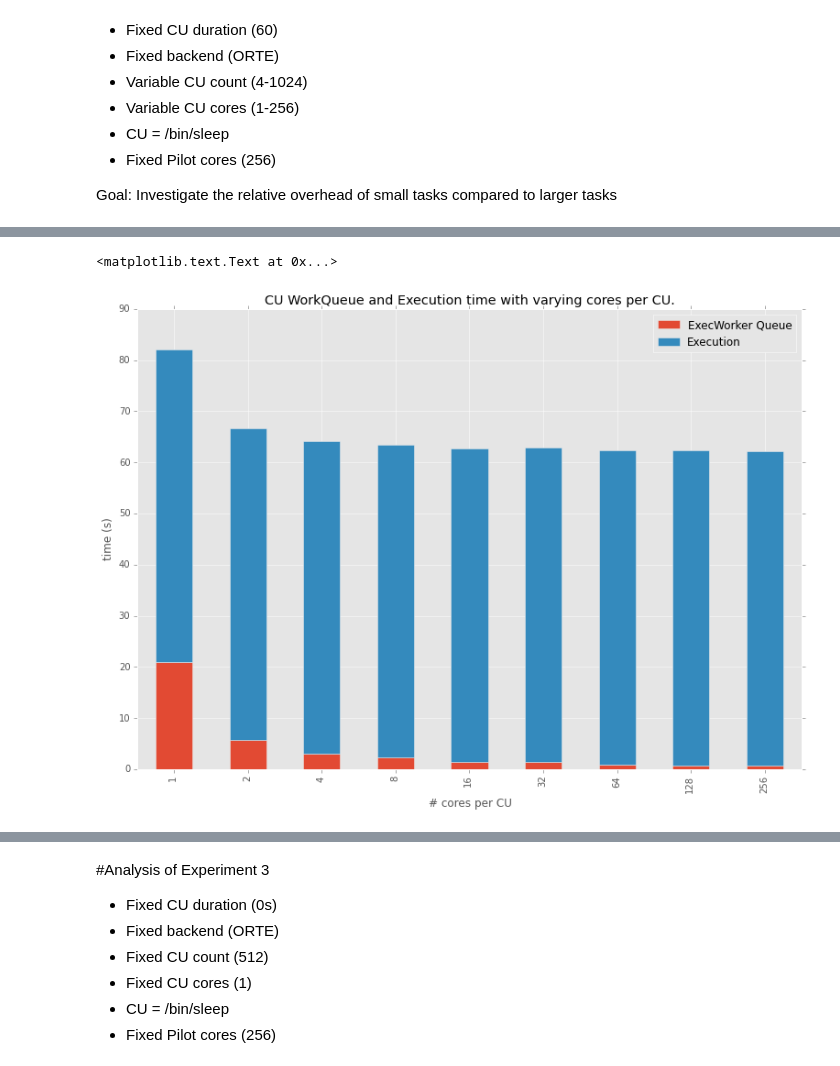
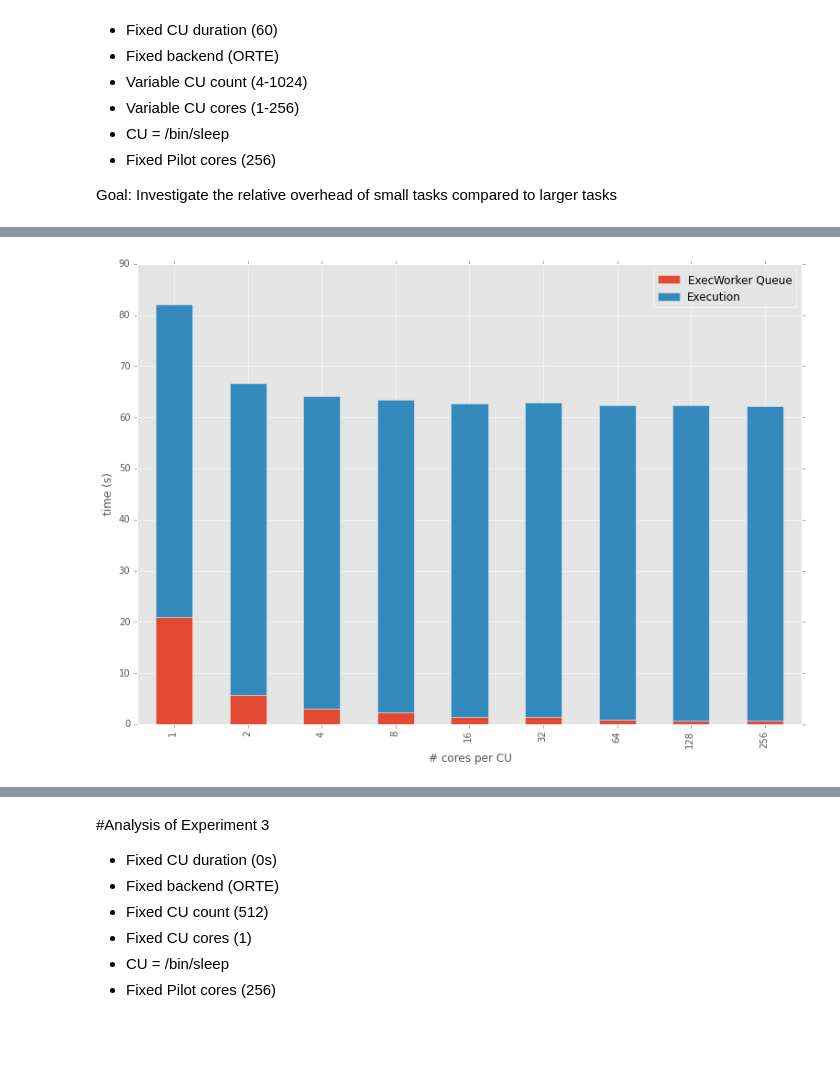
Before and after one commit to radical-experiments/rp-orte-bw, a Jupyter notebook: notebooks/bw_experiments.ipynb, the cells around one changed output, grey strips where cells are left out. Cells and saved outputs as stored; diff of their text form; code cells hidden in the pictures; blank space fills up the shorter version.

```diff
--- a/notebooks/bw_experiments.ipynb
+++ b/notebooks/bw_experiments.ipynb
@@ -251,24 +251,24 @@ sessions = [store['%s/session' % s_name] for s_name in session_names]
 # Transpose raw DF into a CU oriented datastructure
 # TODO: This needs to be converted to a DF straight away
 #
-def prof2uids(rawdf):
-    units = {}
+# def prof2uids(rawdf):
+#     units = {}
 
-    # Using "native" Python
-    #units[exp]['all'] = [x for x in df.uid[df.uid > 0].unique() if x.startswith('unit')]
-    units['all'] = [x for x in rawdf.uid.dropna().unique() if x.startswith('unit')]
-    units['cloned']= [x for x in units['all'] if 'clone' in x]
-    units['real'] = list(set(units['all']) - set(units['cloned']))
+#     # Using "native" Python
+#     #units[exp]['all'] = [x for x in df.uid[df.uid > 0].unique() if x.startswith('unit')]
+#     units['all'] = [x for x in rawdf.uid.dropna().unique() if x.startswith('unit')]
+#     units['cloned']= [x for x in units['all'] if 'clone' in x]
+#     units['real'] = list(set(units['all']) - set(units['cloned']))
 
-    # Or alternatively, with Pandas
-    #uids_s = df['uid']
-    #all_units_s = uids_s.loc[uids_s.str.startswith('unit.', na=False)].drop_duplicates()
-    #units[exp]['all'] = set(all_units_s)
-    #cloned_units_s = all_units_s.loc[all_units_s.str.contains('clone')]
-    #units[exp]['cloned'] = set(cloned_units_s)
-    #units[exp]['real'] = units[exp]['all'] - units[exp]['cloned']
+#     # Or alternatively, with Pandas
+#     #uids_s = df['uid']
+#     #all_units_s = uids_s.loc[uids_s.str.startswith('unit.', na=False)].drop_duplicates()
+#     #units[exp]['all'] = set(all_units_s)
+#     #cloned_units_s = all_units_s.loc[all_units_s.str.contains('clone')]
+#     #units[exp]['cloned'] = set(cloned_units_s)
+#     #units[exp]['real'] = units[exp]['all'] - units[exp]['cloned']
 
-    return units
+#     return units
 
 # for exp, u in units.iteritems():
 #     print "Experiment:'%s', all:'%d', real:'%d', cloned:'%d'" % \
@@ -364,7 +345,7 @@ def prof2df(rawdf, units):
     #    continue
 
     indices = [unit for unit in units['real']]
-    info = [{t[0]:tup2ts(rawdf, unit, t) for t in elements} for unit in units['real']]
+    info = [{t[0]:tup2ts(rawdf, unit, t) for t in rpu.prof_entries} for unit in units['real']]
 
     # TODO: Also do this for cloned units
 
@@ -550,9 +531,9 @@ for runtime in cu_runtime:
                 exp1[sid]['pilot_cores'])
 
             # Optimal runtime
-            orte_optimal[runtime].append(
-                (exp1[sid]['cu_count'] * exp1[sid]['cu_runtime']) /
-                exp1[sid]['pilot_cores'])
+            #orte_optimal[runtime].append(
+            #    (exp1[sid]['cu_count'] * exp1[sid]['cu_runtime']) /
+            #    exp1[sid]['pilot_cores'])
 
 orte_df = pd.DataFrame()
 orte_df['ttc'] = pd.DataFrame(orte_ttc).mean()
@@ -566,7 +547,8 @@ orte_df['ExecWorker Queue'] = orte_df['ttc'] - orte_df['Execution']
 
 ax = orte_df[['ExecWorker Queue', 'Execution']].plot(kind='bar', stacked=True)
 
-ax.set_title('TTC of 512 single core CUs with varying runtimes.')
+#ax.set_title('TTC of 512 single core CUs with varying runtimes.')
 ax.set_ylabel('TTC (s)')
 ax.set_xlabel('CU duration (s)')
+mp.pyplot.savefig('../plots/exp1_ttc_var-cu-duration_split.pdf')
 # %% [output]
@@ -738,36 +719,36 @@ for cores in cu_cores:
     for sid in orte_ids[cores]:
 
         norm_sid = normalize_id(sid)
 
         # Get multiple pilots from session
         for pid in store.get('%s/pilots' % norm_sid)['pid']:
             df = store.get('/%s/prof/%s' % (norm_sid, normalize_id(pid)))
 
             dfr = df['ewa_complete'] - df['ewo_launch']
             if cores in orte_run:
                 orte_run[cores] = pd.concat([orte_run[cores], dfr], ignore_index=True)
             else:
                     orte_run[cores] = dfr
 
             dfq = df['ewo_get'] - df['s_to_ewo']
             if cores in orte_execq:
                 orte_execq[cores] = pd.concat([orte_execq[cores], dfq], ignore_index=True)
             else:
                     orte_execq[cores] = dfq
 
 orte_df = pd.DataFrame()
 
 orte_df['ExecWorker Queue'] = orte_execq.mean()
 orte_df['Execution'] = orte_run.mean()
 
 ax = orte_df.plot(kind='bar', stacked=True)
 
-ax.set_title('CU WorkQueue and Execution time with varying cores per CU.')
+#ax.set_title('CU WorkQueue and Execution time with varying cores per CU.')
 ax.set_ylabel('time (s)')
 ax.set_xlabel('# cores per CU')
+mp.pyplot.savefig('../plots/exp2_var-cu-cores_split.pdf')
 # %% [output]
-<matplotlib.text.Text at 0x...>
-[figure, old version]
+[figure, new version]
 # %%
 #
 # Core utilization for varying core counts
```
Also changed, not shown: parts of 13 cells of this notebook.
